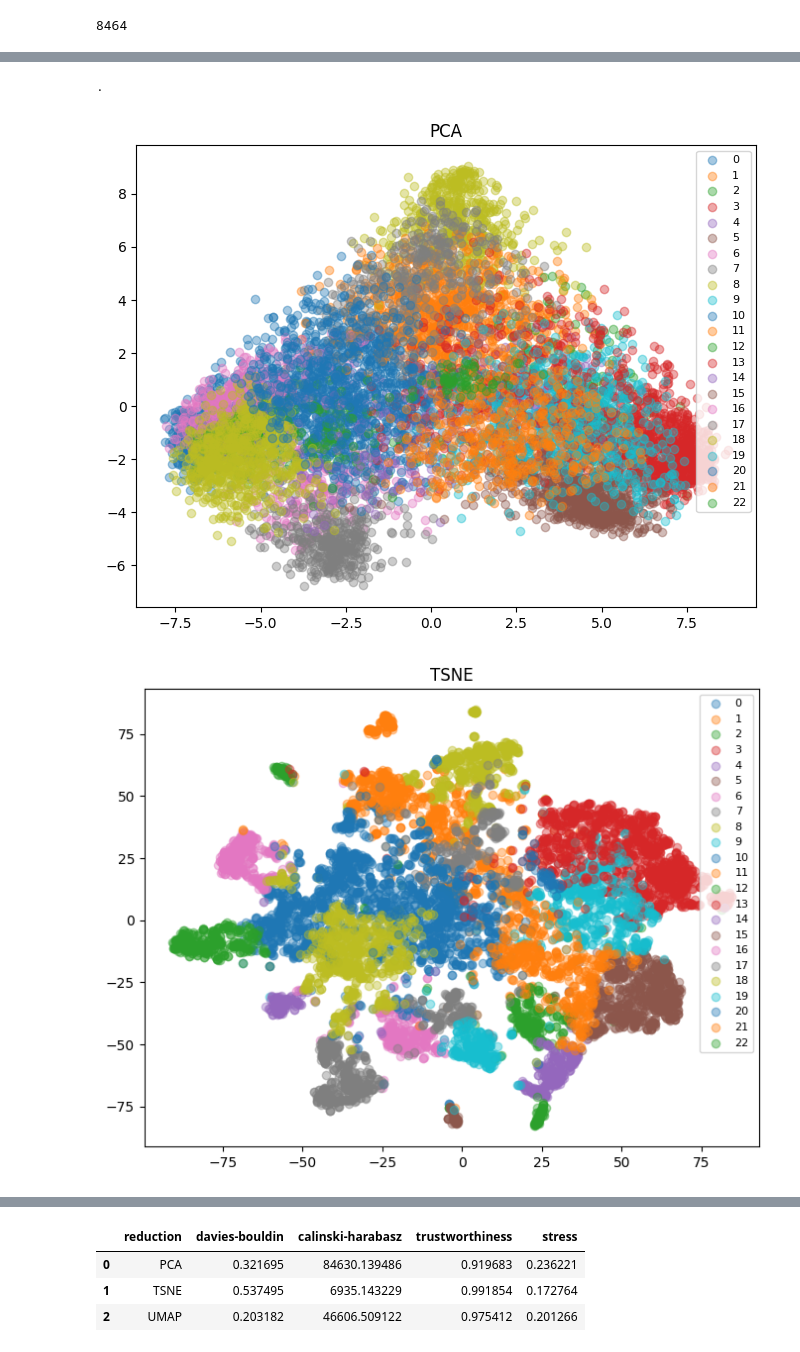
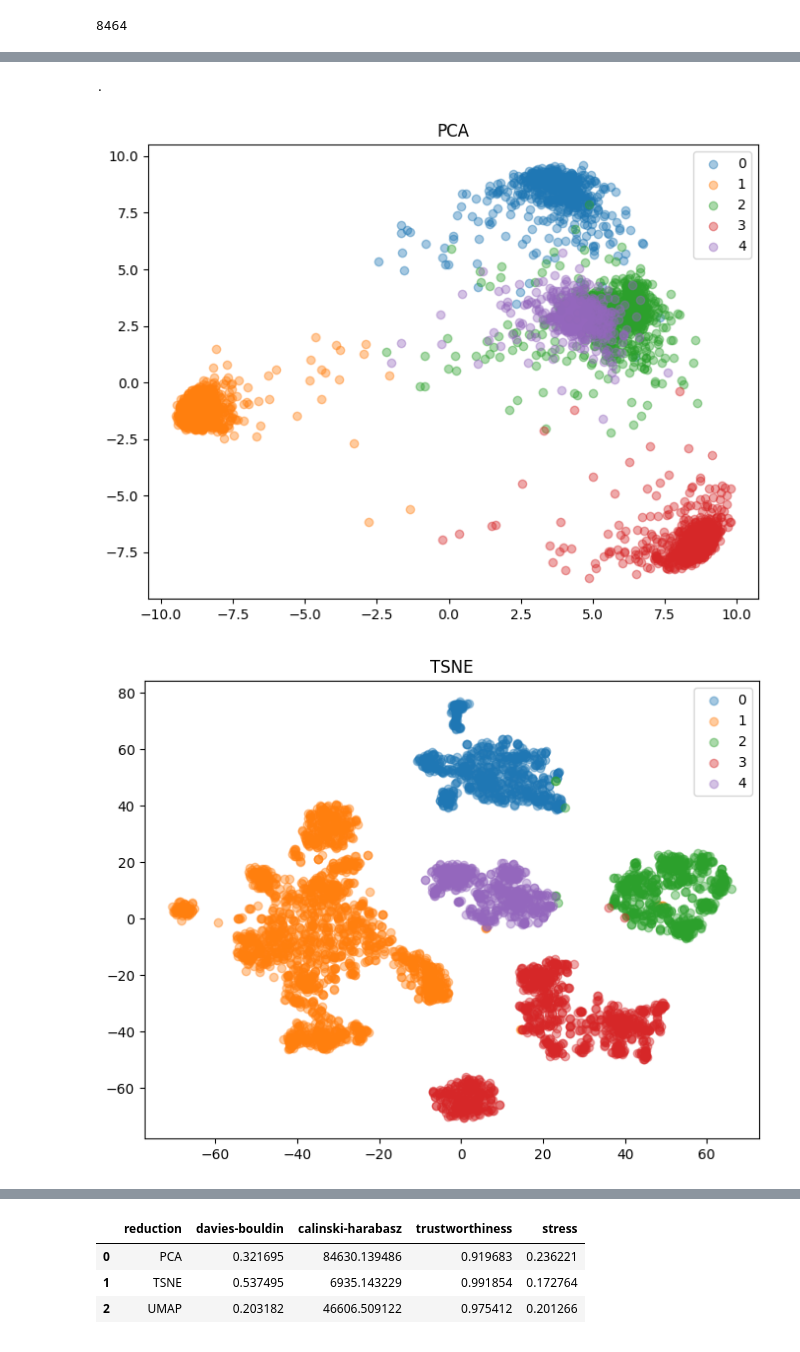
Before and after one commit to WitoldFracek/grembedding, a Jupyter notebook: witek/experiments.ipynb, the cells around one changed output, grey strips where cells are left out. Drawn from its saved outputs; the diff is of its cells as text; code cells hidden in the pictures.

```diff
--- a/witek/experiments.ipynb
+++ b/witek/experiments.ipynb
@@ -246,9 +244,9 @@ def run(
 DummyDatacleaner = 'DummyDatacleaner'
 ProperNamesMasker = 'ProperNamesMasker'
 # %%
-dataset = 'OldNewspapers'
+dataset = 'Classics5Authors35Books'
 data_cleaner = DummyDatacleaner
-vectorizer = 'GremBERT'
+vectorizer = 'PanGremBERT'
 model = KMeans
 
 res = run(
@@ -269,3 +267,3 @@ for d in res:
 .
-[figure, old version]
+[figure, new version]
-[figure, old version]
+[figure, new version]
```
Also changed, not shown: parts of 3 cells of this notebook, 3 other files.
